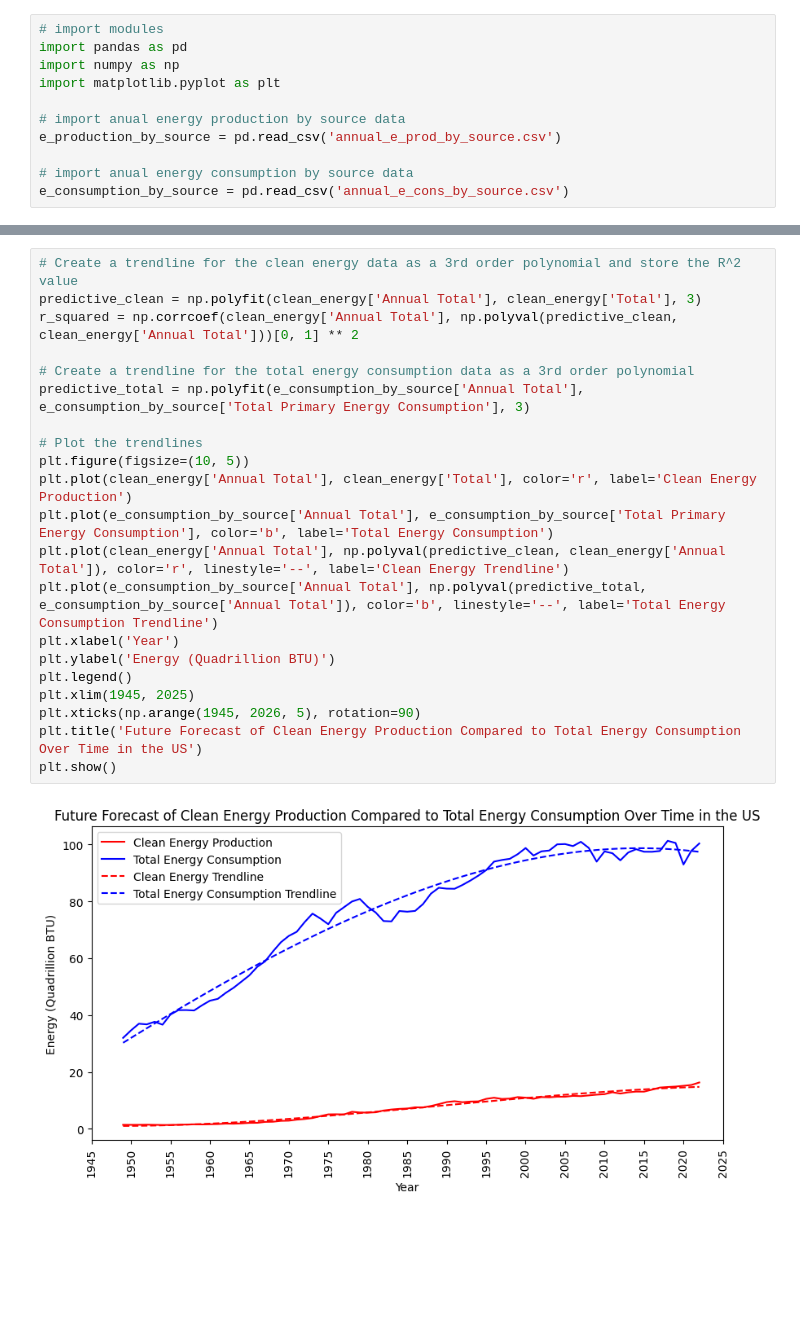
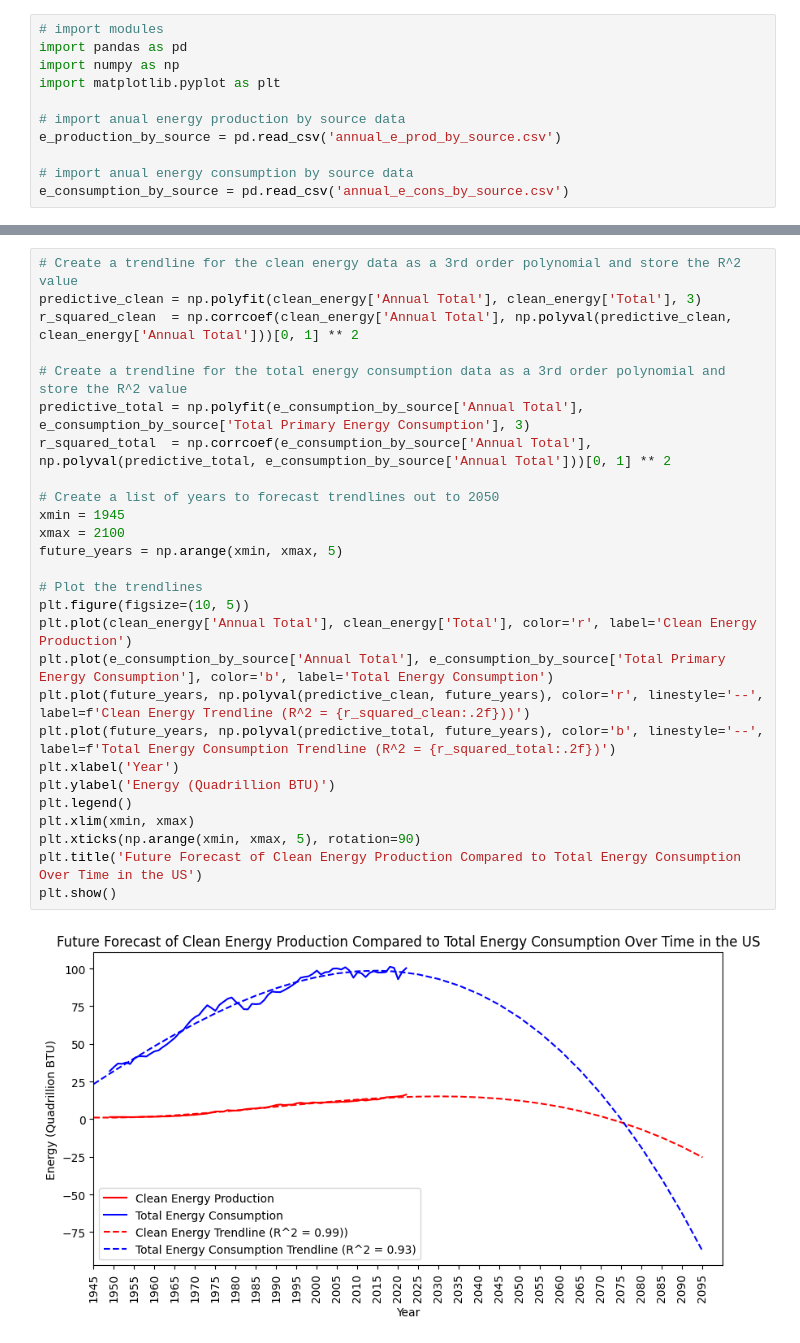
Before and after one commit to peterlecavalier/clean-energy-report, a Jupyter notebook: final_project.ipynb, the cells around one changed output, grey strips where cells are left out. Drawn from its saved outputs; the diff is of its cells as text; blank space fills up the shorter version.

Commit message:
Updated forecast to go into the future with trendlines

```diff
--- a/final_project.ipynb
+++ b/final_project.ipynb
@@ -50,23 +46,29 @@ plt.show()
 # %%
 # Create a trendline for the clean energy data as a 3rd order polynomial and store the R^2 value
 predictive_clean = np.polyfit(clean_energy['Annual Total'], clean_energy['Total'], 3)
-r_squared = np.corrcoef(clean_energy['Annual Total'], np.polyval(predictive_clean, clean_energy['Annual Total']))[0, 1] ** 2
+r_squared_clean  = np.corrcoef(clean_energy['Annual Total'], np.polyval(predictive_clean, clean_energy['Annual Total']))[0, 1] ** 2
 
-# Create a trendline for the total energy consumption data as a 3rd order polynomial
+# Create a trendline for the total energy consumption data as a 3rd order polynomial and store the R^2 value
 predictive_total = np.polyfit(e_consumption_by_source['Annual Total'], e_consumption_by_source['Total Primary Energy Consumption'], 3)
+r_squared_total  = np.corrcoef(e_consumption_by_source['Annual Total'], np.polyval(predictive_total, e_consumption_by_source['Annual Total']))[0, 1] ** 2
+
+# Create a list of years to forecast trendlines out to 2050
+xmin = 1945
+xmax = 2100
+future_years = np.arange(xmin, xmax, 5)
 
 # Plot the trendlines
 plt.figure(figsize=(10, 5))
 plt.plot(clean_energy['Annual Total'], clean_energy['Total'], color='r', label='Clean Energy Production')
 plt.plot(e_consumption_by_source['Annual Total'], e_consumption_by_source['Total Primary Energy Consumption'], color='b', label='Total Energy Consumption')
-plt.plot(clean_energy['Annual Total'], np.polyval(predictive_clean, clean_energy['Annual Total']), color='r', linestyle='--', label='Clean Energy Trendline')
-plt.plot(e_consumption_by_source['Annual Total'], np.polyval(predictive_total, e_consumption_by_source['Annual Total']), color='b', linestyle='--', label='Total Energy Consumption Trendline')
+plt.plot(future_years, np.polyval(predictive_clean, future_years), color='r', linestyle='--', label=f'Clean Energy Trendline (R^2 = {r_squared_clean:.2f}))')
+plt.plot(future_years, np.polyval(predictive_total, future_years), color='b', linestyle='--', label=f'Total Energy Consumption Trendline (R^2 = {r_squared_total:.2f})')
 plt.xlabel('Year')
 plt.ylabel('Energy (Quadrillion BTU)')
 plt.legend()
-plt.xlim(1945, 2025)
-plt.xticks(np.arange(1945, 2026, 5), rotation=90)
+plt.xlim(xmin, xmax)
+plt.xticks(np.arange(xmin, xmax, 5), rotation=90)
 plt.title('Future Forecast of Clean Energy Production Compared to Total Energy Consumption Over Time in the US')
 plt.show()
 # %% [output]
-[figure, old version]
+[figure, new version]
```
Also changed, not shown: parts of 1 cell of this notebook.
